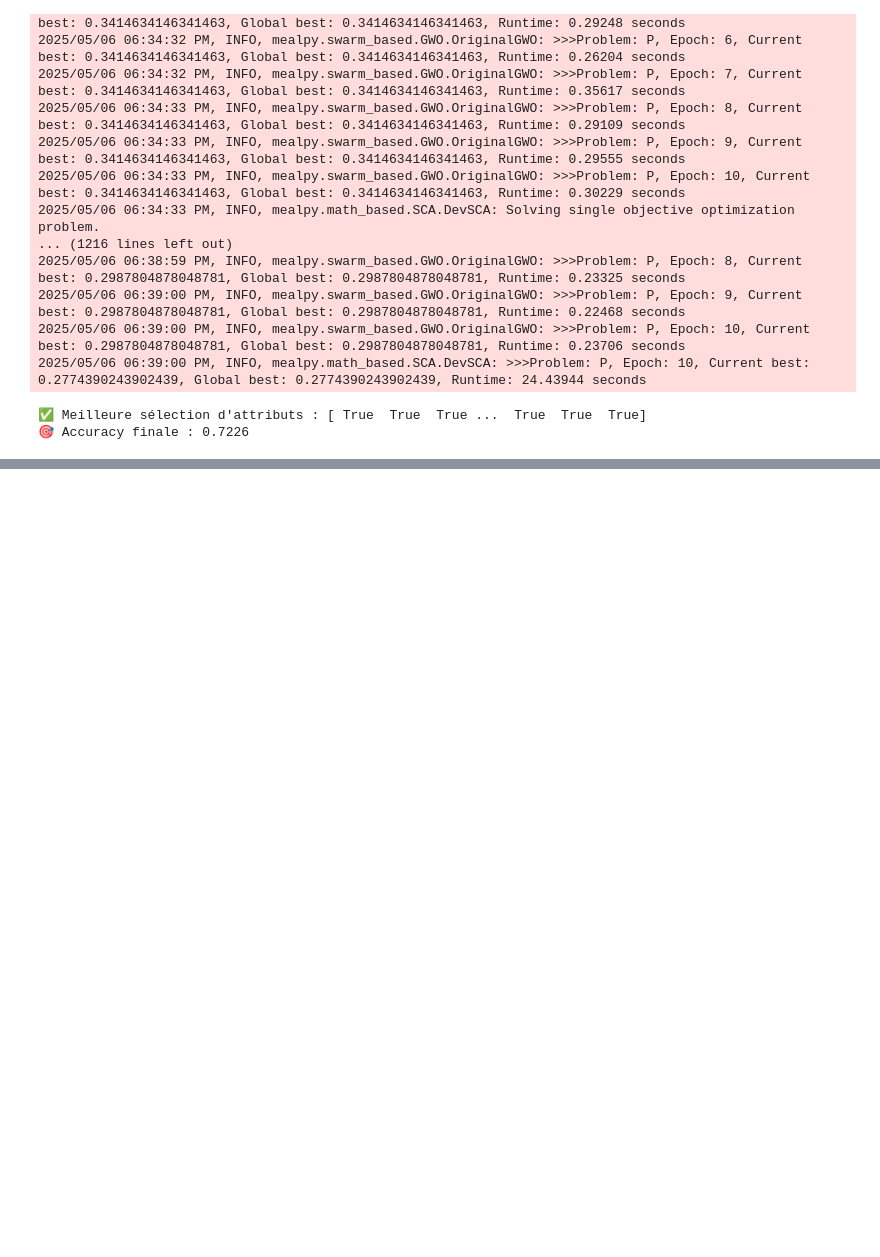
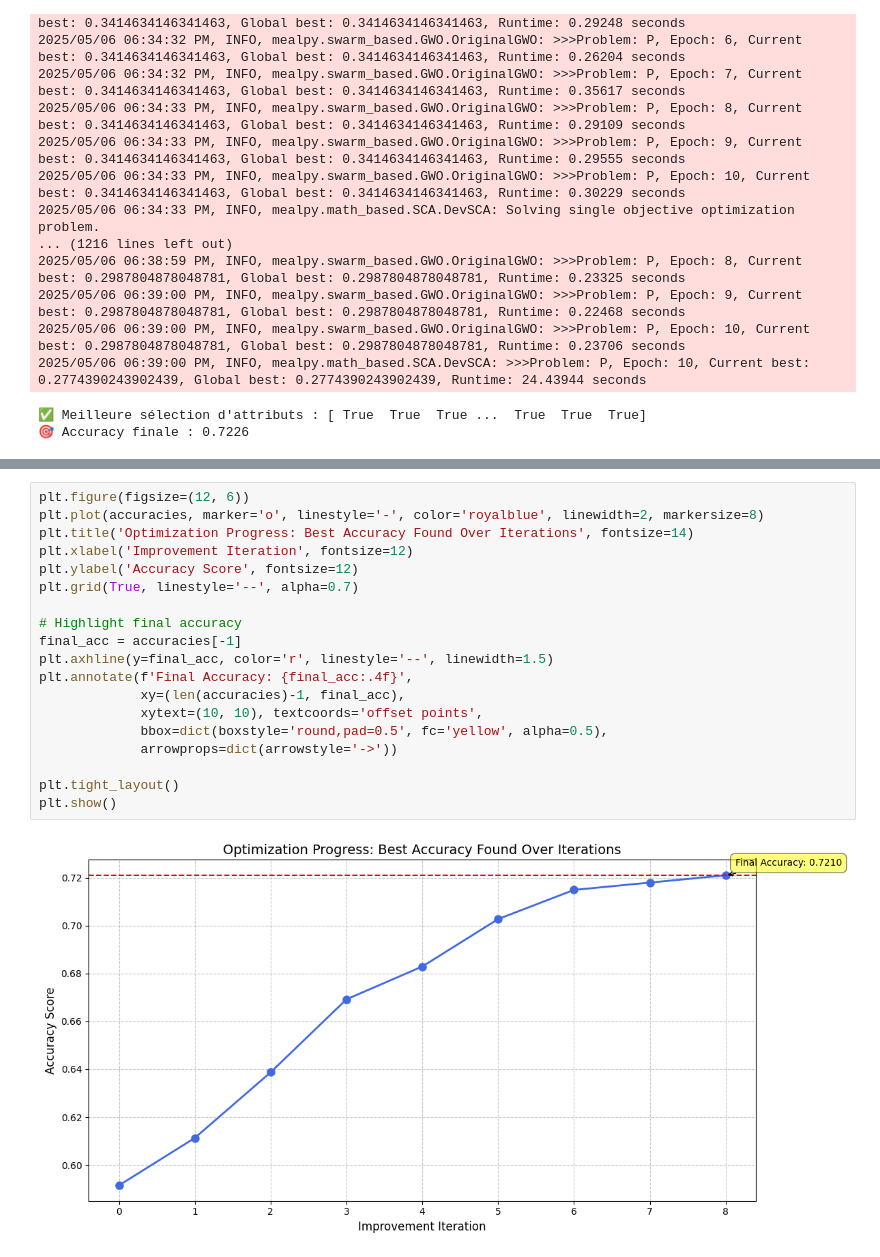
Before and after one commit to Ratybox/SCA-GWO-Imputation, a Jupyter notebook: sca-gwo-madjour.ipynb, the cells around one changed output, grey strips where cells are left out. Drawn from its saved outputs; the diff is of its cells as text; blank space fills up the shorter version.

```diff
--- a/sca-gwo-madjour.ipynb
+++ b/sca-gwo-madjour.ipynb
@@ -238,0 +374,21 @@ selected_features, acc = combined_imputation_selection(data, epoch_sca=10, pop_s
+# %%
+plt.figure(figsize=(12, 6))
+plt.plot(accuracies, marker='o', linestyle='-', color='royalblue', linewidth=2, markersize=8)
+plt.title('Optimization Progress: Best Accuracy Found Over Iterations', fontsize=14)
+plt.xlabel('Improvement Iteration', fontsize=12)
+plt.ylabel('Accuracy Score', fontsize=12)
+plt.grid(True, linestyle='--', alpha=0.7)
+
+# Highlight final accuracy
+final_acc = accuracies[-1]
+plt.axhline(y=final_acc, color='r', linestyle='--', linewidth=1.5)
+plt.annotate(f'Final Accuracy: {final_acc:.4f}',
+             xy=(len(accuracies)-1, final_acc),
+             xytext=(10, 10), textcoords='offset points',
+             bbox=dict(boxstyle='round,pad=0.5', fc='yellow', alpha=0.5),
+             arrowprops=dict(arrowstyle='->'))
+
+plt.tight_layout()
+plt.show()
+# %% [output]
+[figure, added]
```
Also changed, not shown: parts of 2 cells of this notebook, 1 other file.
